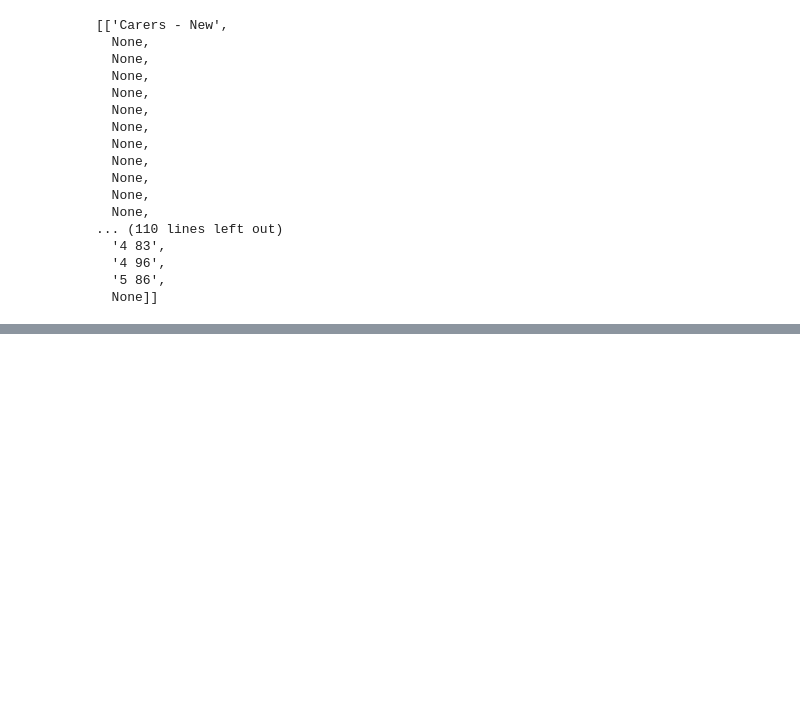
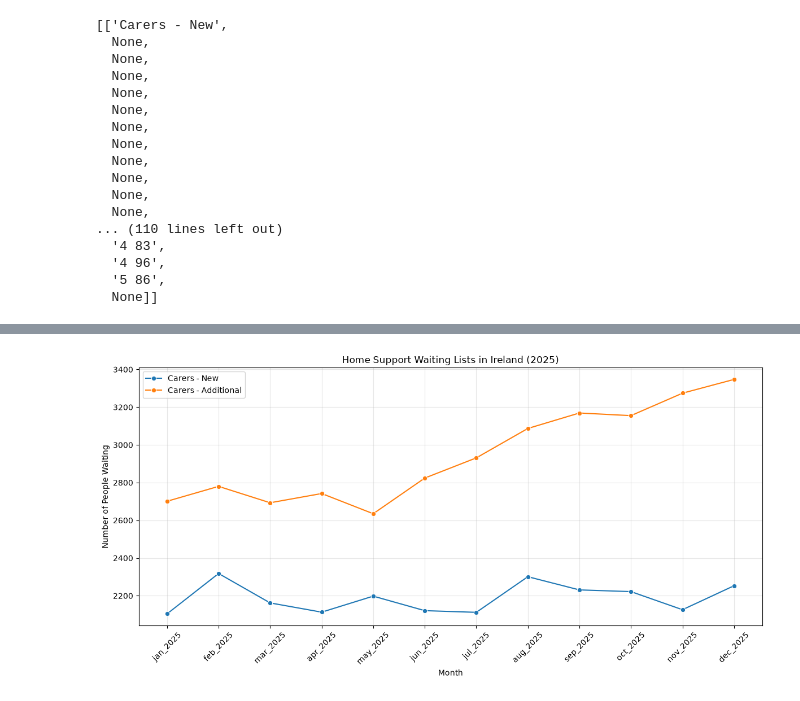
Before and after one commit to thaisCrtn/healthcare-operations-intelligence-ireland, a Jupyter notebook: notebooks/02_home_care_operations.ipynb, the cells around one changed output, grey strips where cells are left out. Cells and saved outputs as stored; diff of their text form; code cells hidden in the pictures; blank space fills up the shorter version.

Commit message:
Complete national Home Care operations analysis

```diff
--- a/notebooks/02_home_care_operations.ipynb
+++ b/notebooks/02_home_care_operations.ipynb
@@ -122,0 +434,11 @@ tables[0]
+# %%
+additional_national_total = df_carers_additional.loc[
+    df_carers_additional['health_region'] == 'National Total',
+    month_columns
+].iloc[0]
+
+additional_difference = (
+    additional_national_total - additional_regional_totals
+)
+
+additional_difference
@@ -122,0 +522,8 @@ tables[0]
+# %%
+df_waiting_lists = pd.DataFrame({
+    'month': month_columns,
+    'carers_new': national_total.values,
+    'carers_additional': additional_national_total.values
+})
+
+df_waiting_lists
@@ -122,0 +544,30 @@ tables[0]
+# %%
+plt.figure(figsize=(12,6))
+
+sns.lineplot(
+    data=df_waiting_lists,
+    x='month',
+    y='carers_new',
+    marker='o',
+    label='Carers - New'
+)
+
+sns.lineplot(
+    data=df_waiting_lists,
+    x='month',
+    y='carers_additional',
+    marker='o',
+    label='Carers - Additional'
+)
+
+plt.title('Home Support Waiting Lists in Ireland (2025)')
+plt.xlabel('Month')
+plt.ylabel('Number of People Waiting')
+plt.xticks(rotation=45)
+plt.legend()
+plt.grid(alpha=0.3)
+plt.tight_layout()
+
+plt.show()
+# %% [output]
+[figure, added]
```
Also changed, not shown: parts of 56 cells of this notebook.
